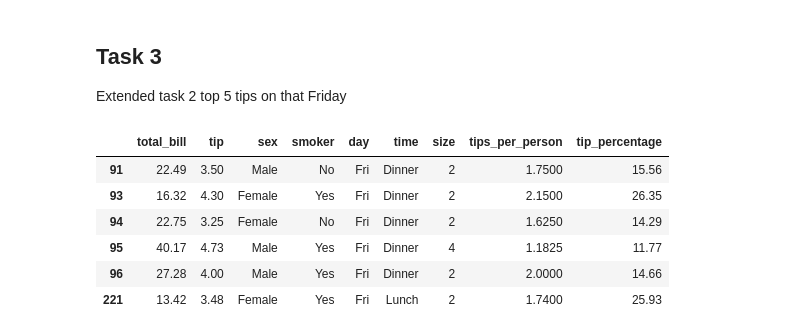
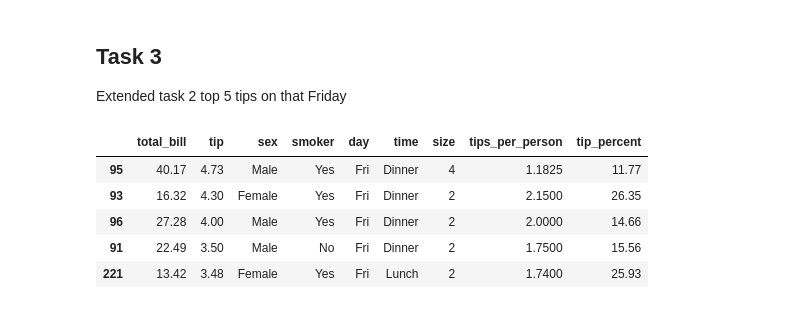
Before and after one commit to Jamie-Sanlam20/Python-SDDA-2025---Jamie, a Jupyter notebook: Day_20/02_pandas.ipynb, the cells around one changed output. Saved outputs shown, nothing was run; the diff lists cells and outputs as text; code cells hidden in the pictures.

```diff
--- a/Day_20/02_pandas.ipynb
+++ b/Day_20/02_pandas.ipynb
@@ -345,20 +347,21 @@ tips_df[tips_df['day'] == 'Fri'][tips_df['tip'] > 3]
 | 95 | 40.17 | 4.73 | Male | Yes | Fri | Dinner | 4 | 1.1825 | 11.77 |
 | 96 | 27.28 | 4.00 | Male | Yes | Fri | Dinner | 2 | 2.0000 | 14.66 |
 | 221 | 13.42 | 3.48 | Female | Yes | Fri | Lunch | 2 | 1.7400 | 25.93 |
+# %%
+fri_tips = tips_df[(tips_df['tip'] > 3) & (tips_df['day'] == 'Fri')]
+
+# (tips_df['tip'] > 3) --> condition 1
+# (tips_df['day'] == 'Fri') --> condition 2
+# & - binary 'and' -> both conditions have to be true
 # %% [markdown]
 ## Task 3
 Extended task 2 top 5 tips on that Friday
-# %%
-fri_tips = tips_df[tips_df["day"] == "Fri"][tips_df["tip"] > 3]
-
-# tips_df.sort_values(by=fri, ascending=False)
-
-fri_tips
-# %% [output]
-|  | total_bill | tip | sex | smoker | day | time | size | tips_per_person | tip_percentage |
-| 91 | 22.49 | 3.50 | Male | No | Fri | Dinner | 2 | 1.7500 | 15.56 |
-| 93 | 16.32 | 4.30 | Female | Yes | Fri | Dinner | 2 | 2.1500 | 26.35 |
-| 94 | 22.75 | 3.25 | Female | No | Fri | Dinner | 2 | 1.6250 | 14.29 |
-| 95 | 40.17 | 4.73 | Male | Yes | Fri | Dinner | 4 | 1.1825 | 11.77 |
-| 96 | 27.28 | 4.00 | Male | Yes | Fri | Dinner | 2 | 2.0000 | 14.66 |
-| 221 | 13.42 | 3.48 | Female | Yes | Fri | Lunch | 2 | 1.7400 | 25.93 |
+# %%
+fri_tips.sort_values(by="tip", ascending=False).head() # by default -> head is 5
+# %% [output]
+|  | total_bill | tip | sex | smoker | day | time | size | tips_per_person | tip_percent |
+| 95 | 40.17 | 4.73 | Male | Yes | Fri | Dinner | 4 | 1.1825 | 11.77 |
+| 93 | 16.32 | 4.30 | Female | Yes | Fri | Dinner | 2 | 2.1500 | 26.35 |
+| 96 | 27.28 | 4.00 | Male | Yes | Fri | Dinner | 2 | 2.0000 | 14.66 |
+| 91 | 22.49 | 3.50 | Male | No | Fri | Dinner | 2 | 1.7500 | 15.56 |
+| 221 | 13.42 | 3.48 | Female | Yes | Fri | Lunch | 2 | 1.7400 | 25.93 |
```
Also changed, not shown: parts of 5 cells of this notebook.
